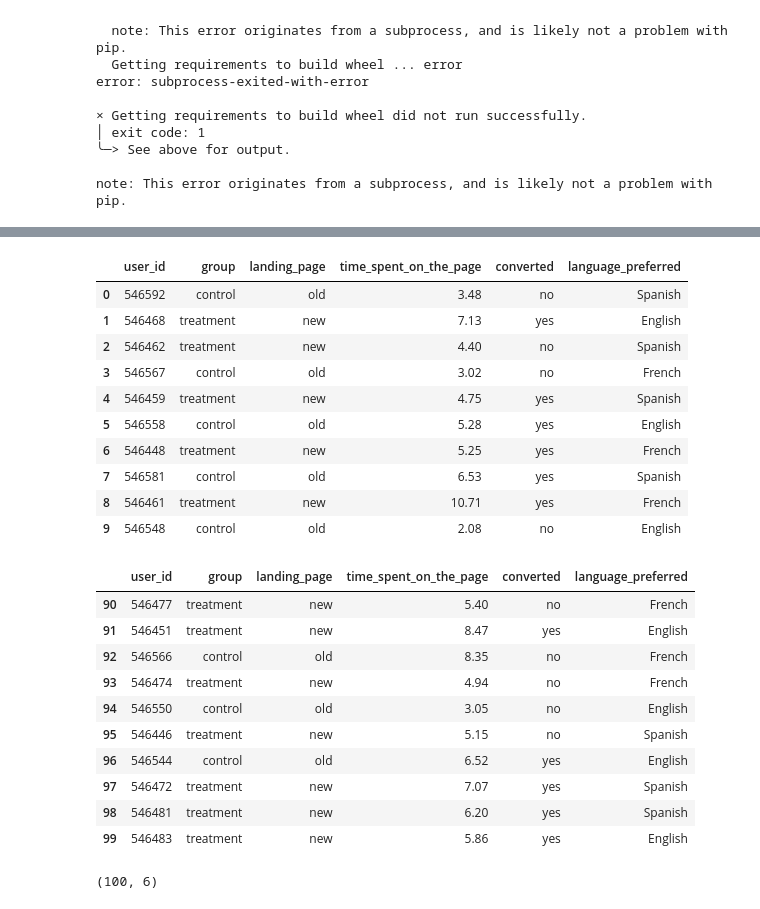
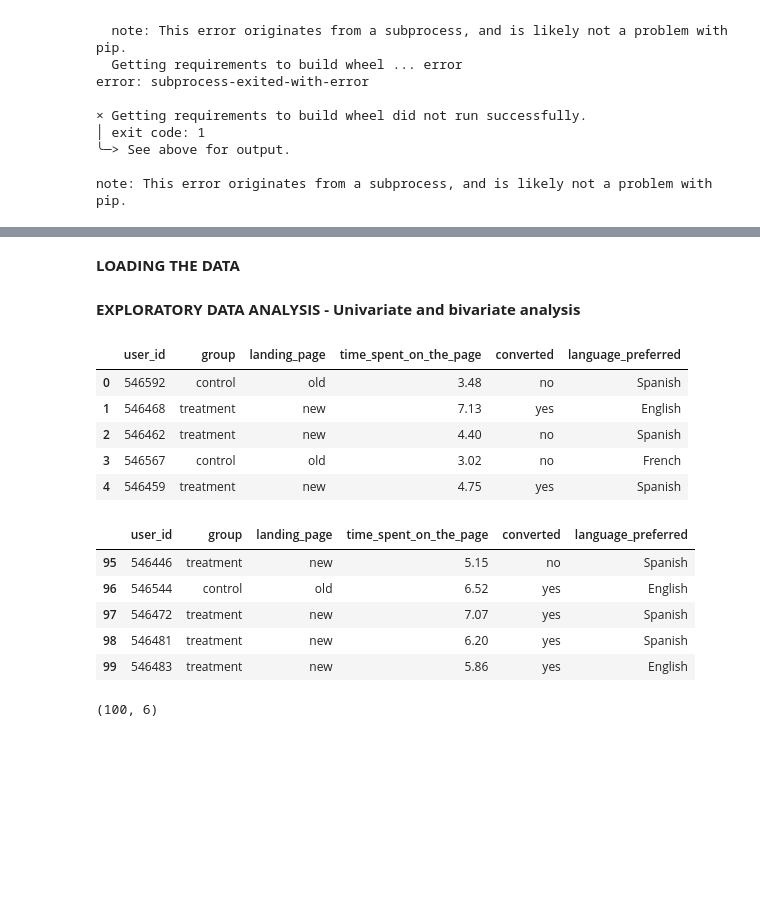
Before and after one commit to jhamilton1975/AutoAgent, a Jupyter notebook: Business_Statistics_E_news.ipynb, the cells around one changed output, grey strips where cells are left out. Cells and saved outputs as stored; diff of their text form; code cells hidden in the pictures; blank space fills up the shorter version.

```diff
--- a/Business_Statistics_E_news.ipynb
+++ b/Business_Statistics_E_news.ipynb
@@ -59,4 +72,6 @@ import seaborn as sns
 
 # Library to help with statistical analysis
 import scipy.stats as stats
+# %% [markdown]
+**LOADING THE DATA**
 # %%
@@ -67,28 +79,20 @@ data = pd.read_csv('abtest.csv')
+# %% [markdown]
+**EXPLORATORY DATA ANALYSIS - Univariate and bivariate analysis**
 # %%
-#view the first 10 rows of the dataset
-data.head(10)
+#view the first 5 rows of the dataset
+data.head(5)
 # %% [output]
 |  | user_id | group | landing_page | time_spent_on_the_page | converted | language_preferred |
 | 0 | 546592 | control | old | 3.48 | no | Spanish |
 | 1 | 546468 | treatment | new | 7.13 | yes | English |
 | 2 | 546462 | treatment | new | 4.40 | no | Spanish |
 | 3 | 546567 | control | old | 3.02 | no | French |
 | 4 | 546459 | treatment | new | 4.75 | yes | Spanish |
-| 5 | 546558 | control | old | 5.28 | yes | English |
-| 6 | 546448 | treatment | new | 5.25 | yes | French |
-| 7 | 546581 | control | old | 6.53 | yes | Spanish |
-| 8 | 546461 | treatment | new | 10.71 | yes | French |
-| 9 | 546548 | control | old | 2.08 | no | English |
 # %%
-#view the last 10 rows of the dataset
-data.tail(10)
+#view the last 5 rows of the dataset
+data.tail(5)
 # %% [output]
 |  | user_id | group | landing_page | time_spent_on_the_page | converted | language_preferred |
-| 90 | 546477 | treatment | new | 5.40 | no | French |
-| 91 | 546451 | treatment | new | 8.47 | yes | English |
-| 92 | 546566 | control | old | 8.35 | no | French |
-| 93 | 546474 | treatment | new | 4.94 | no | French |
-| 94 | 546550 | control | old | 3.05 | no | English |
 | 95 | 546446 | treatment | new | 5.15 | no | Spanish |
 | 96 | 546544 | control | old | 6.52 | yes | English |
 | 97 | 546472 | treatment | new | 7.07 | yes | Spanish |
```
Also changed, not shown: parts of 71 cells of this notebook.
